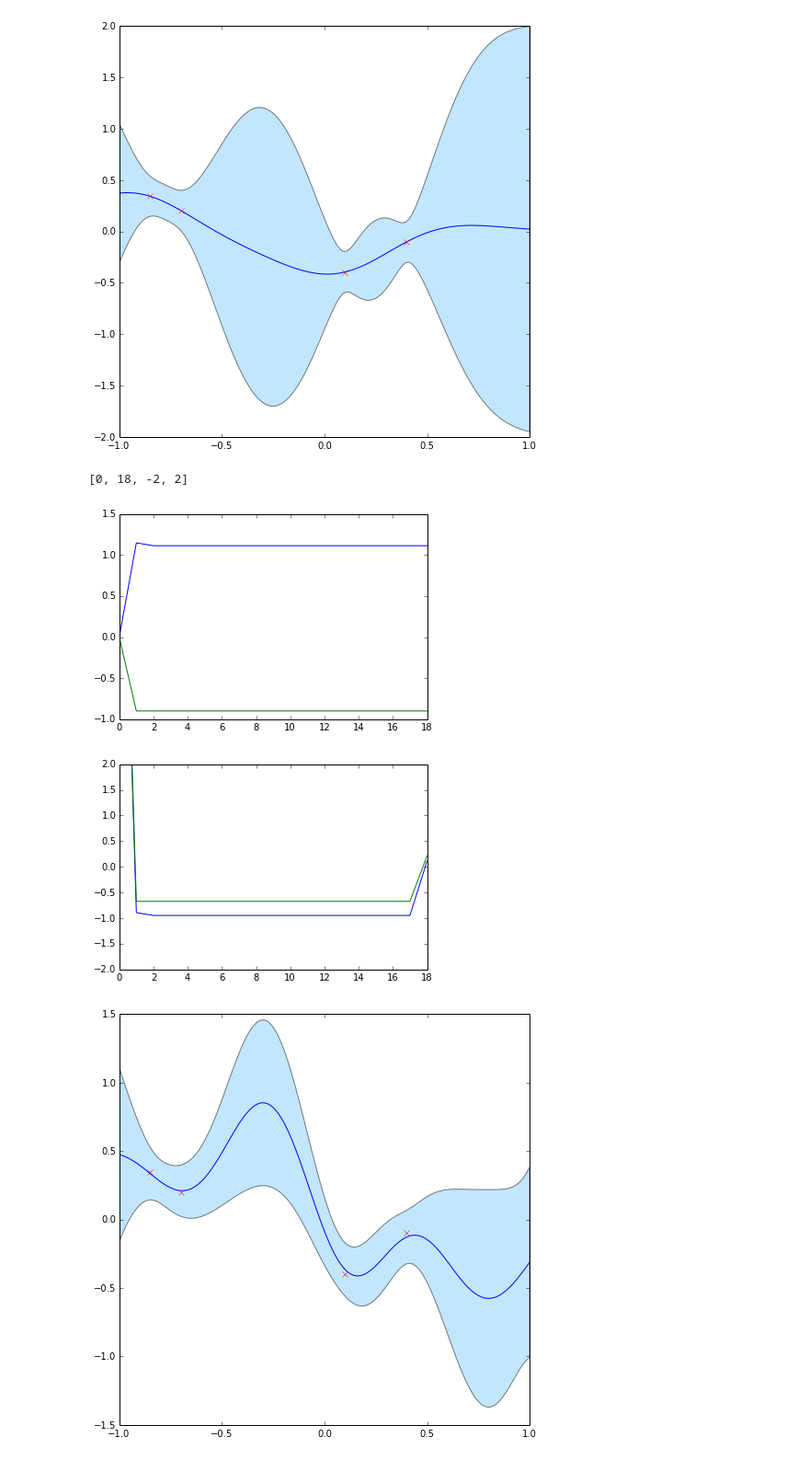
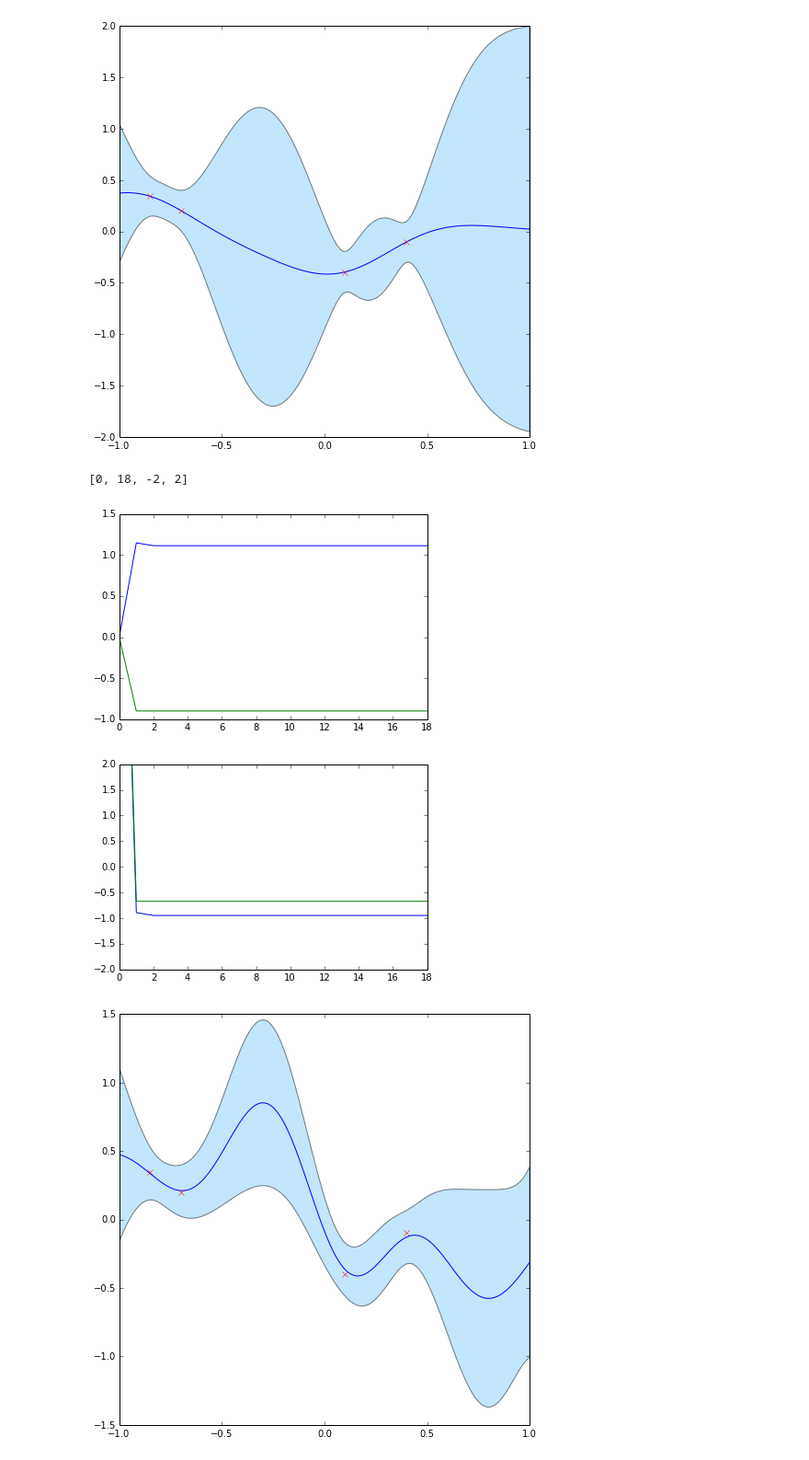
Before and after one commit to markm541374/ES, a Jupyter notebook: EPonGPd.ipynb, the cells around one changed output. Shown at 92% size. Saved outputs shown, nothing was run; the diff lists cells and outputs as text; code cells hidden in the pictures.

```diff
--- a/EPonGPd.ipynb
+++ b/EPonGPd.ipynb
@@ -132,35 +132,35 @@ for it in xrange(nloops):
         kappa = ((-1)**Gz[i] )*(pr+alpha)/(sp.sqrt(v_+10**-10))
         #print kappa
 
         #replace with the new ep obs
         yt[i,0]=m_-1./kappa
         St[i,0]=1./beta - v_
         #print yt
         #print St
     ytR=sp.hstack([ytR,yt])
     StR=sp.hstack([StR,St])
 
 for j in xrange(n_z):
     plt.plot(sp.array(ytR[j,:]).flatten())
 
 plt.figure()
 sign=sp.zeros([n_z,nloops])
 for i in xrange(n_z):
-    for  j in xrange(nloops):
+    for  j in xrange(nloops+1):
         if StR[i,j]<=0:
             sign[i,j]=1
         StR[i,j]=sp.log10(StR[i,j])
 
 for j in xrange(n_z):
     plt.plot(sp.array(StR[j,:]).flatten())
 plt.axis([0,18,-2,2])
 #plt.figure()
 #for j in xrange(n_z):
 #    plt.plot(sp.array(sign[j,:]).flatten())
 # %% [output]
 [0, 18, -2, 2]
 [figure]
-[figure, old version]
+[figure, new version]
 # %%
 #now create a new GP including the ep observations
 #Xz already defined
```
Also changed, not shown: parts of 2 cells of this notebook, 1 other file.
